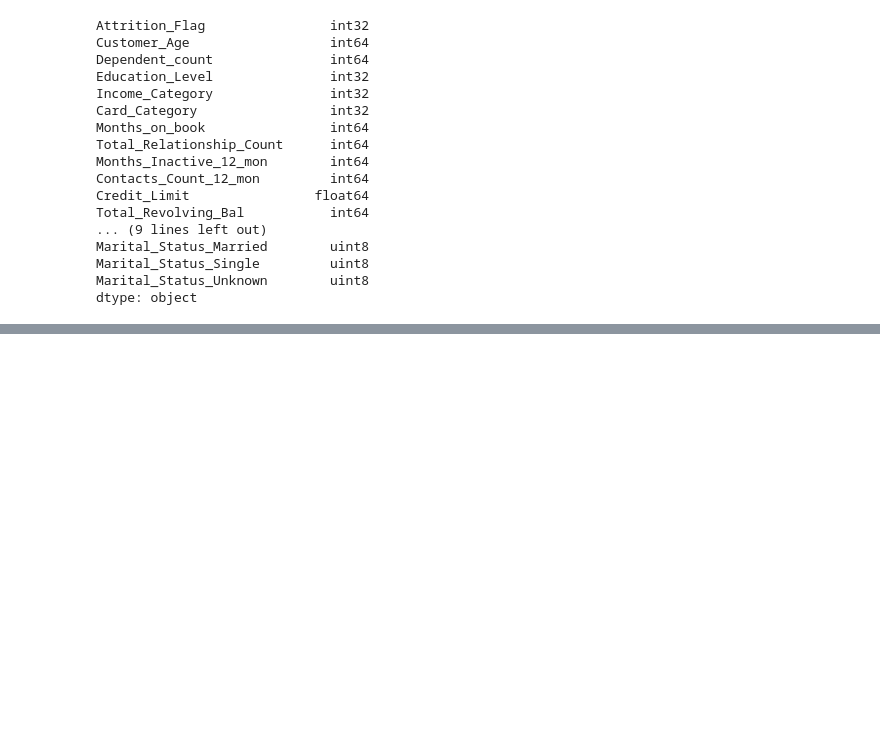
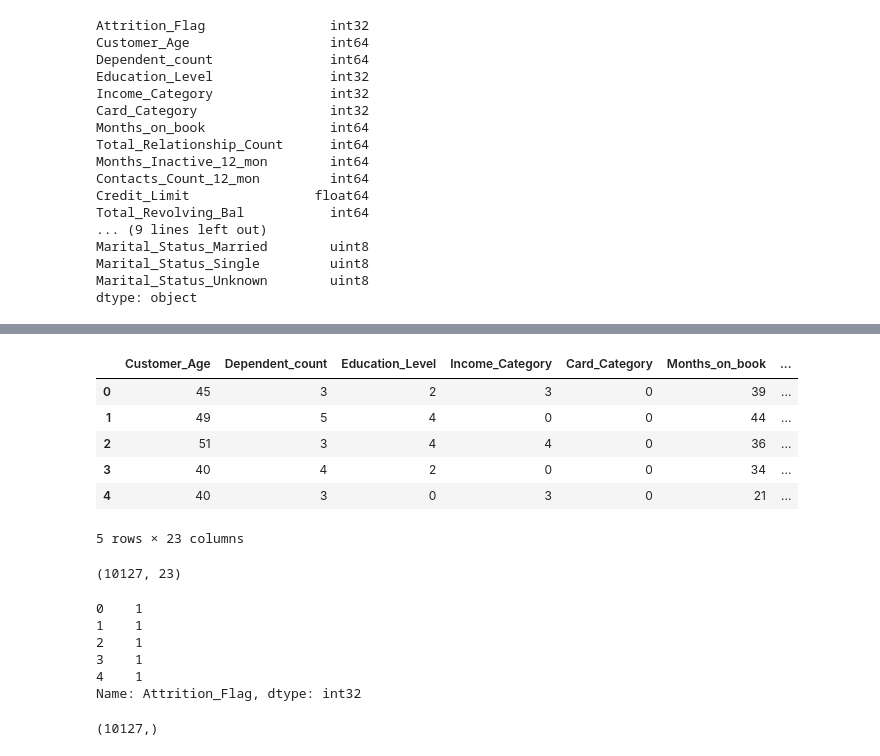
Before and after one commit to alperdem1rel/ml-examples, a Jupyter notebook: predict-churn-example.ipynb, the cells around one changed output, grey strips where cells are left out. Cells and saved outputs as stored; diff of their text form; code cells hidden in the pictures; blank space fills up the shorter version.

```diff
--- a/predict-churn-example.ipynb
+++ b/predict-churn-example.ipynb
@@ -317,0 +322,7 @@ dtype: object
+# %%
+from sklearn.model_selection import train_test_split
+
+X = churn_df.drop('Attrition_Flag', axis=1)
+y = churn_df['Attrition_Flag']
+
+X_train, X_test, y_train, y_test = train_test_split(X, y, test_size=0.2)
@@ -317,0 +342,27 @@ dtype: object
+# %%
+X.head()
+# %% [output]
+|  | Customer_Age | Dependent_count | Education_Level | Income_Category | Card_Category | Months_on_book | ... |
+| 0 | 45 | 3 | 2 | 3 | 0 | 39 | ... |
+| 1 | 49 | 5 | 4 | 0 | 0 | 44 | ... |
+| 2 | 51 | 3 | 4 | 4 | 0 | 36 | ... |
+| 3 | 40 | 4 | 2 | 0 | 0 | 34 | ... |
+| 4 | 40 | 3 | 0 | 3 | 0 | 21 | ... |
+5 rows × 23 columns
+# %%
+X.shape
+# %% [output]
+(10127, 23)
+# %%
+y.head()
+# %% [output]
+0    1
+1    1
+2    1
+3    1
+4    1
+Name: Attrition_Flag, dtype: int32
+# %%
+y.shape
+# %% [output]
+(10127,)
```
Also changed, not shown: parts of 4 cells of this notebook.
